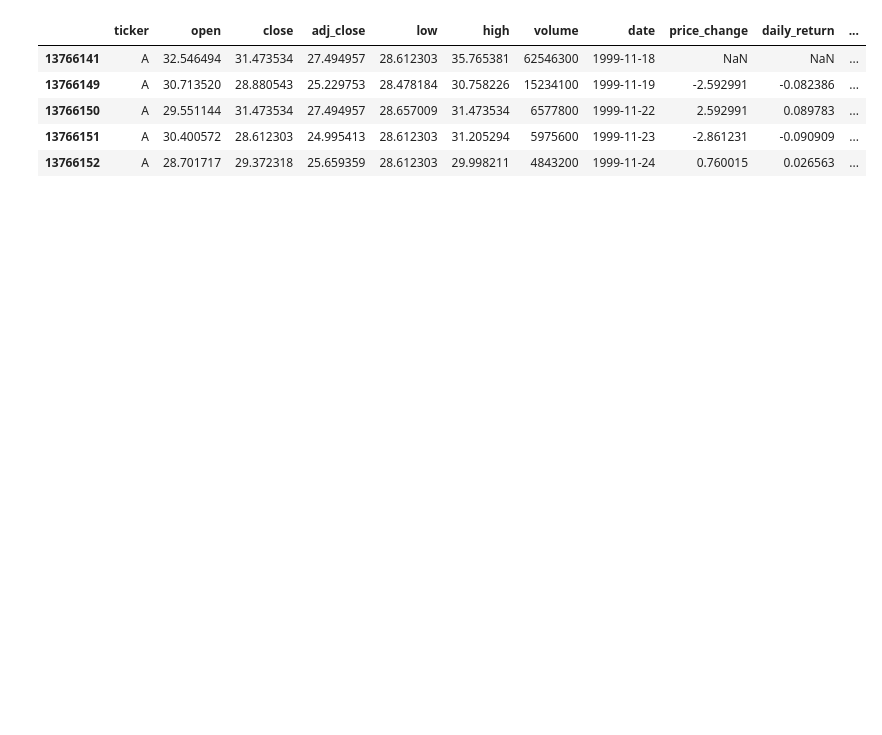
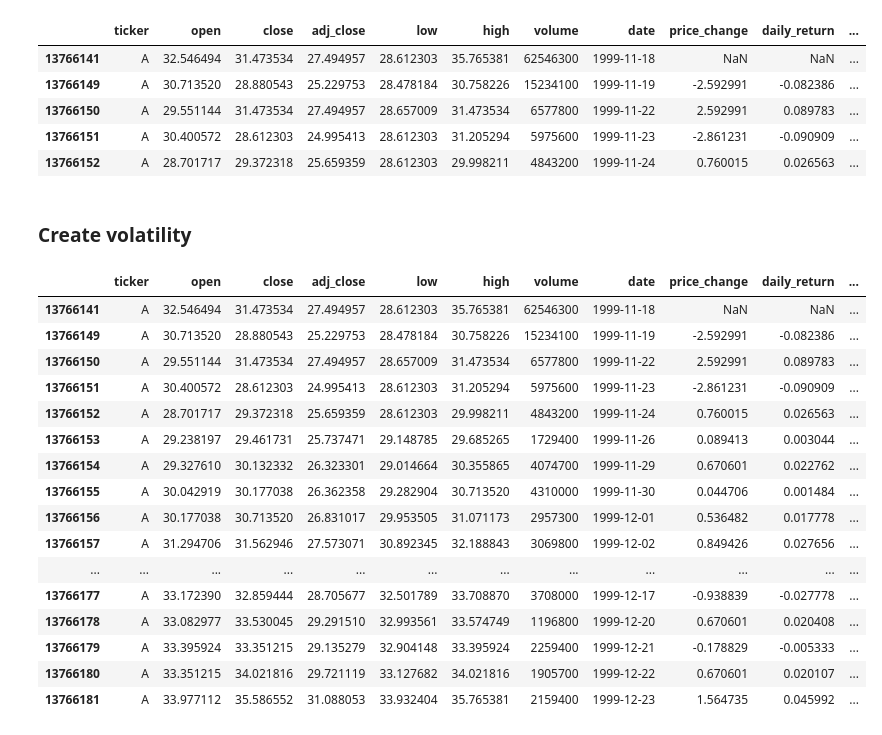
Before and after one commit to Yvesangwa/DAAI_projects, a Jupyter notebook: Project_2_DataCleaning_Preparation/Data_Cleaning_Preparation_Stock_Market.ipynb, the cells around one changed output. Saved outputs shown, nothing was run; the diff lists cells and outputs as text; code cells hidden in the pictures; blank space fills up the shorter version.

Commit message:
Creating moving averages and volatility features

```diff
--- a/Project_2_DataCleaning_Preparation/Data_Cleaning_Preparation_Stock_Market.ipynb
+++ b/Project_2_DataCleaning_Preparation/Data_Cleaning_Preparation_Stock_Market.ipynb
@@ -201,3 +197,31 @@ stock_price_data.head()
 | 13766150 | A | 29.551144 | 31.473534 | 27.494957 | 28.657009 | 31.473534 | 6577800 | 1999-11-22 | 2.592991 | 0.089783 | ... |
 | 13766151 | A | 30.400572 | 28.612303 | 24.995413 | 28.612303 | 31.205294 | 5975600 | 1999-11-23 | -2.861231 | -0.090909 | ... |
 | 13766152 | A | 28.701717 | 29.372318 | 25.659359 | 28.612303 | 29.998211 | 4843200 | 1999-11-24 | 0.760015 | 0.026563 | ... |
+# %% [markdown]
+### **Create volatility**
+# %%
+# Calculate the 20-day rolling standard deviation of daily returns
+
+stock_price_data["volatility_20"] = (
+    stock_price_data.groupby("ticker")["daily_return"]
+    .transform(lambda x: x.rolling(20).std()))
+# %%
+stock_price_data.head(25)
+# %% [output]
+|  | ticker | open | close | adj_close | low | high | volume | date | price_change | daily_return | ... |
+| 13766141 | A | 32.546494 | 31.473534 | 27.494957 | 28.612303 | 35.765381 | 62546300 | 1999-11-18 | NaN | NaN | ... |
+| 13766149 | A | 30.713520 | 28.880543 | 25.229753 | 28.478184 | 30.758226 | 15234100 | 1999-11-19 | -2.592991 | -0.082386 | ... |
+| 13766150 | A | 29.551144 | 31.473534 | 27.494957 | 28.657009 | 31.473534 | 6577800 | 1999-11-22 | 2.592991 | 0.089783 | ... |
+| 13766151 | A | 30.400572 | 28.612303 | 24.995413 | 28.612303 | 31.205294 | 5975600 | 1999-11-23 | -2.861231 | -0.090909 | ... |
+| 13766152 | A | 28.701717 | 29.372318 | 25.659359 | 28.612303 | 29.998211 | 4843200 | 1999-11-24 | 0.760015 | 0.026563 | ... |
+| 13766153 | A | 29.238197 | 29.461731 | 25.737471 | 29.148785 | 29.685265 | 1729400 | 1999-11-26 | 0.089413 | 0.003044 | ... |
+| 13766154 | A | 29.327610 | 30.132332 | 26.323301 | 29.014664 | 30.355865 | 4074700 | 1999-11-29 | 0.670601 | 0.022762 | ... |
+| 13766155 | A | 30.042919 | 30.177038 | 26.362358 | 29.282904 | 30.713520 | 4310000 | 1999-11-30 | 0.044706 | 0.001484 | ... |
+| 13766156 | A | 30.177038 | 30.713520 | 26.831017 | 29.953505 | 31.071173 | 2957300 | 1999-12-01 | 0.536482 | 0.017778 | ... |
+| 13766157 | A | 31.294706 | 31.562946 | 27.573071 | 30.892345 | 32.188843 | 3069800 | 1999-12-02 | 0.849426 | 0.027656 | ... |
+| ... | ... | ... | ... | ... | ... | ... | ... | ... | ... | ... | ... |
+| 13766177 | A | 33.172390 | 32.859444 | 28.705677 | 32.501789 | 33.708870 | 3708000 | 1999-12-17 | -0.938839 | -0.027778 | ... |
+| 13766178 | A | 33.082977 | 33.530045 | 29.291510 | 32.993561 | 33.574749 | 1196800 | 1999-12-20 | 0.670601 | 0.020408 | ... |
+| 13766179 | A | 33.395924 | 33.351215 | 29.135279 | 32.904148 | 33.395924 | 2259400 | 1999-12-21 | -0.178829 | -0.005333 | ... |
+| 13766180 | A | 33.351215 | 34.021816 | 29.721119 | 33.127682 | 34.021816 | 1905700 | 1999-12-22 | 0.670601 | 0.020107 | ... |
+| 13766181 | A | 33.977112 | 35.586552 | 31.088053 | 33.932404 | 35.765381 | 2159400 | 1999-12-23 | 1.564735 | 0.045992 | ... |
```
Also changed, not shown: parts of 5 cells of this notebook.
